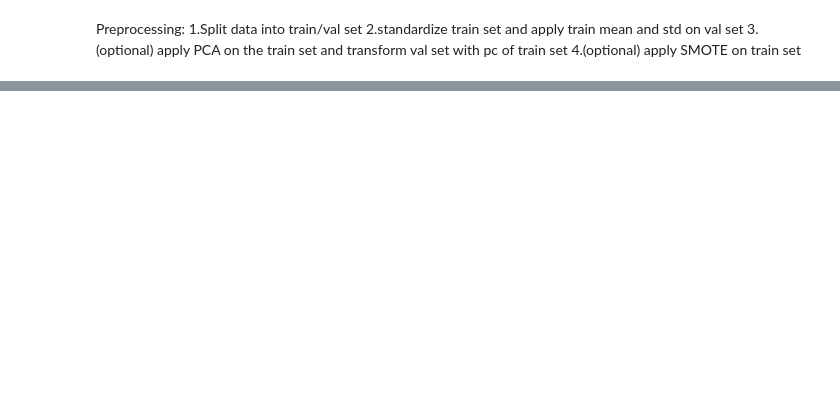
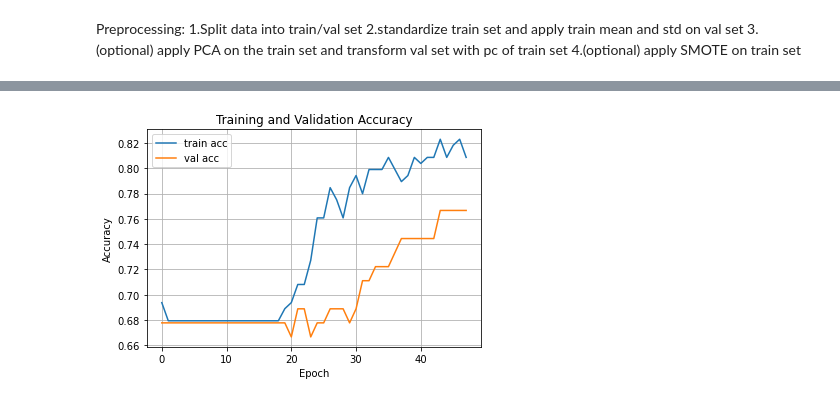
Before and after one commit to jopagel/Heart-Failure, a Jupyter notebook: EDA_and_NeuralNet.ipynb, the cells around one changed output, grey strips where cells are left out. Saved outputs shown, nothing was run; the diff lists cells and outputs as text; code cells hidden in the pictures; blank space fills up the shorter version.

```diff
--- a/EDA_and_NeuralNet.ipynb
+++ b/EDA_and_NeuralNet.ipynb
@@ -282,0 +283,4 @@ pyplot.show()
+# %%
+plot_acc(hist)
+# %% [output]
+[figure, added]
```
Also changed, not shown: parts of 47 cells of this notebook.
